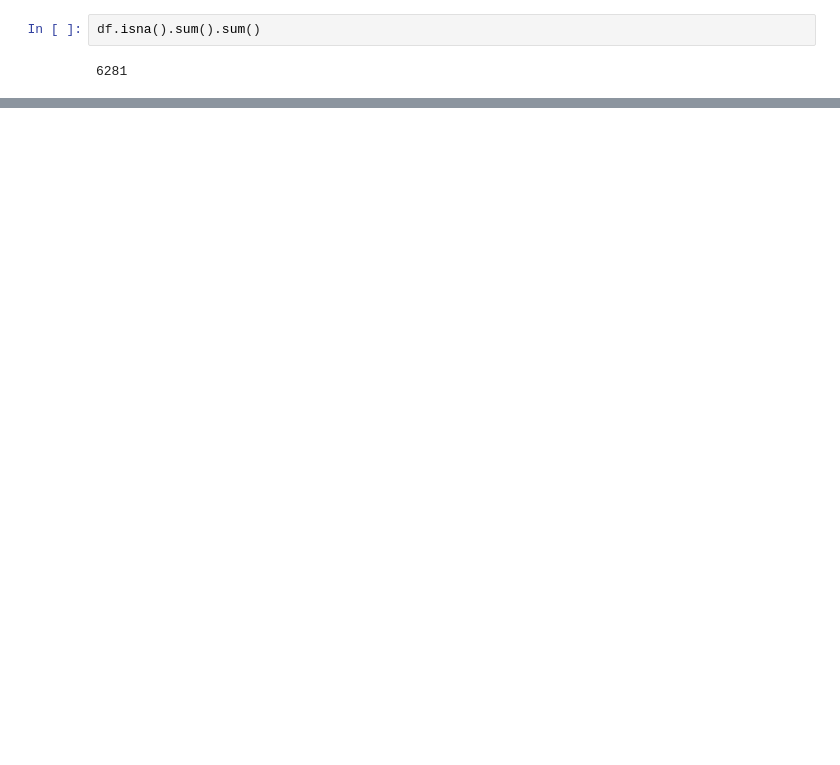
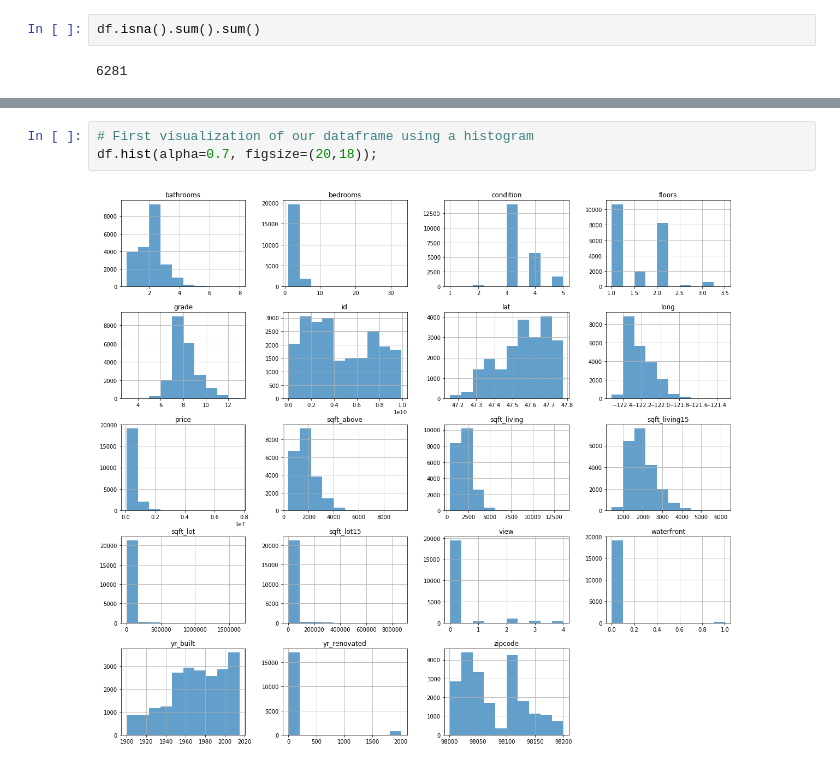
Before and after one commit to BSHaidar/Module1Project, a Jupyter notebook: Module1Project.ipynb, the cells around one changed output, grey strips where cells are left out. Drawn from its saved outputs; the diff is of its cells as text; blank space fills up the shorter version.

```diff
--- a/Module1Project.ipynb
+++ b/Module1Project.ipynb
@@ -280,0 +198,5 @@ Index(['id', 'date', 'price', 'bedrooms', 'bathrooms', 'sqft_living',
+# %%
+# First visualization of our dataframe using a histogram
+df.hist(alpha=0.7, figsize=(20,18));
+# %% [output]
+[figure, added]
```
Also changed, not shown: parts of 56 cells of this notebook.
